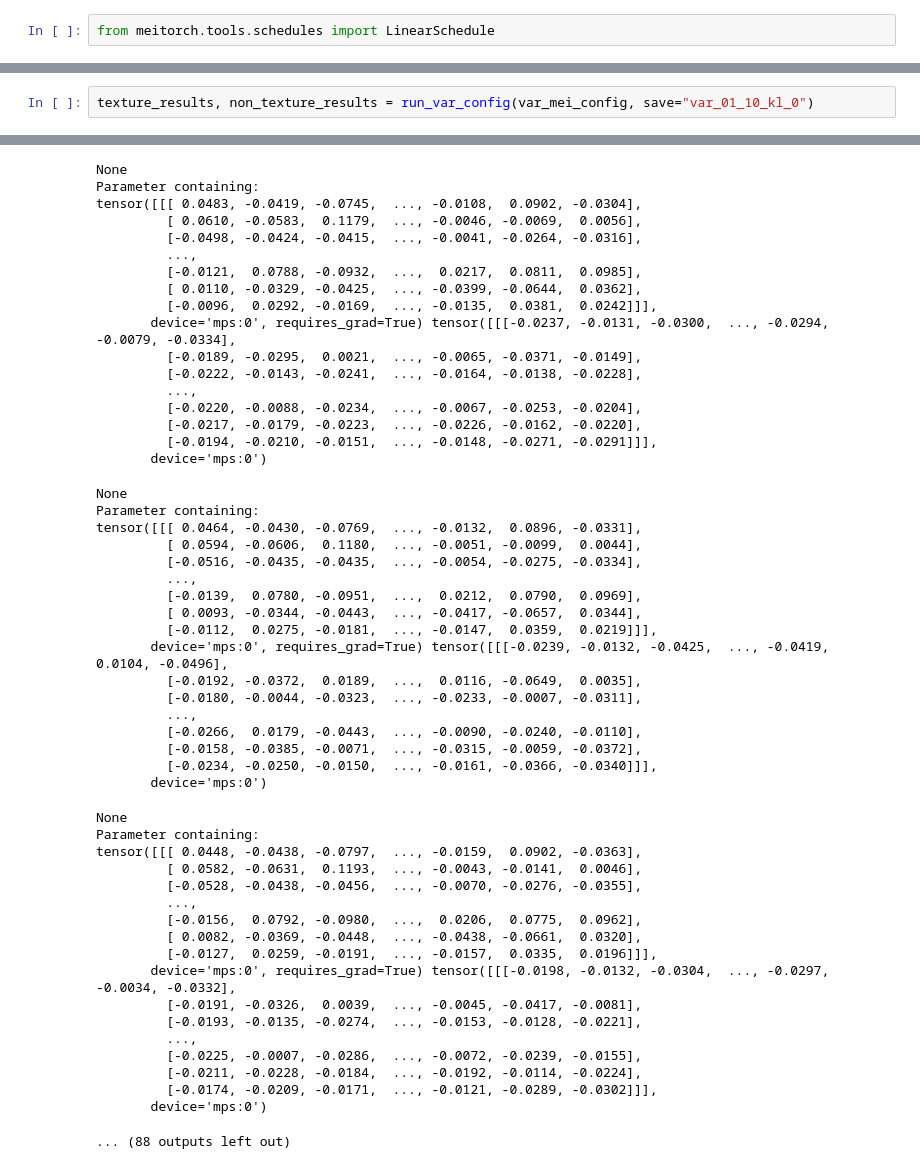
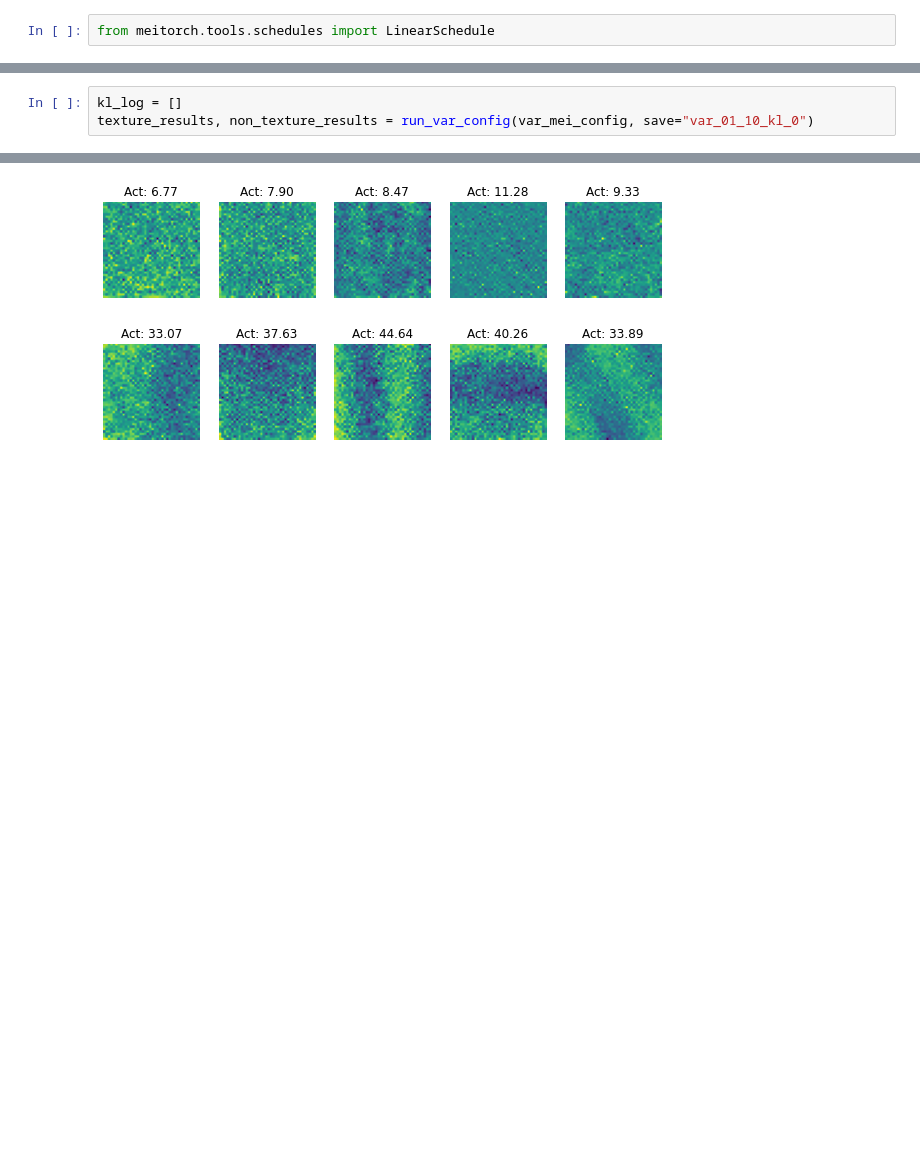
Before and after one commit to lacykaltgr/hvae, a Jupyter notebook: eval_notebooks/tdvae_mei.ipynb, the cells around one changed output, grey strips where cells are left out. Cells and saved outputs as stored; diff of their text form; blank space fills up the shorter version.

```diff
--- a/eval_notebooks/tdvae_mei.ipynb
+++ b/eval_notebooks/tdvae_mei.ipynb
@@ -200,4 +217,5 @@ var_mei_config = dict(
 )
 # %%
+kl_log = []
 texture_results, non_texture_results = run_var_config(var_mei_config, save="var_01_10_kl_0")
 # %% [output]
@@ -357,52 +222,2 @@ tensor([[[ 0.0491, -0.0419, -0.0721,  ..., -0.0088,  0.0892, -0.0271],
-None
-Parameter containing:
-tensor([[[ 0.0483, -0.0419, -0.0745,  ..., -0.0108,  0.0902, -0.0304],
-         [ 0.0610, -0.0583,  0.1179,  ..., -0.0046, -0.0069,  0.0056],
-         [-0.0498, -0.0424, -0.0415,  ..., -0.0041, -0.0264, -0.0316],
-         ...,
-         [-0.0121,  0.0788, -0.0932,  ...,  0.0217,  0.0811,  0.0985],
-         [ 0.0110, -0.0329, -0.0425,  ..., -0.0399, -0.0644,  0.0362],
-         [-0.0096,  0.0292, -0.0169,  ..., -0.0135,  0.0381,  0.0242]]],
-       device='mps:0', requires_grad=True) tensor([[[-0.0237, -0.0131, -0.0300,  ..., -0.0294, -0.0079, -0.0334],
-         [-0.0189, -0.0295,  0.0021,  ..., -0.0065, -0.0371, -0.0149],
-         [-0.0222, -0.0143, -0.0241,  ..., -0.0164, -0.0138, -0.0228],
-         ...,
-         [-0.0220, -0.0088, -0.0234,  ..., -0.0067, -0.0253, -0.0204],
-         [-0.0217, -0.0179, -0.0223,  ..., -0.0226, -0.0162, -0.0220],
-         [-0.0194, -0.0210, -0.0151,  ..., -0.0148, -0.0271, -0.0291]]],
-       device='mps:0')
-None
-Parameter containing:
-tensor([[[ 0.0464, -0.0430, -0.0769,  ..., -0.0132,  0.0896, -0.0331],
-         [ 0.0594, -0.0606,  0.1180,  ..., -0.0051, -0.0099,  0.0044],
-         [-0.0516, -0.0435, -0.0435,  ..., -0.0054, -0.0275, -0.0334],
-         ...,
-         [-0.0139,  0.0780, -0.0951,  ...,  0.0212,  0.0790,  0.0969],
-         [ 0.0093, -0.0344, -0.0443,  ..., -0.0417, -0.0657,  0.0344],
-         [-0.0112,  0.0275, -0.0181,  ..., -0.0147,  0.0359,  0.0219]]],
-       device='mps:0', requires_grad=True) tensor([[[-0.0239, -0.0132, -0.0425,  ..., -0.0419,  0.0104, -0.0496],
-         [-0.0192, -0.0372,  0.0189,  ...,  0.0116, -0.0649,  0.0035],
-         [-0.0180, -0.0044, -0.0323,  ..., -0.0233, -0.0007, -0.0311],
-         ...,
-         [-0.0266,  0.0179, -0.0443,  ..., -0.0090, -0.0240, -0.0110],
-         [-0.0158, -0.0385, -0.0071,  ..., -0.0315, -0.0059, -0.0372],
-         [-0.0234, -0.0250, -0.0150,  ..., -0.0161, -0.0366, -0.0340]]],
-       device='mps:0')
-None
-Parameter containing:
-tensor([[[ 0.0448, -0.0438, -0.0797,  ..., -0.0159,  0.0902, -0.0363],
-         [ 0.0582, -0.0631,  0.1193,  ..., -0.0043, -0.0141,  0.0046],
-         [-0.0528, -0.0438, -0.0456,  ..., -0.0070, -0.0276, -0.0355],
-         ...,
-         [-0.0156,  0.0792, -0.0980,  ...,  0.0206,  0.0775,  0.0962],
-         [ 0.0082, -0.0369, -0.0448,  ..., -0.0438, -0.0661,  0.0320],
-         [-0.0127,  0.0259, -0.0191,  ..., -0.0157,  0.0335,  0.0196]]],
-       device='mps:0', requires_grad=True) tensor([[[-0.0198, -0.0132, -0.0304,  ..., -0.0297, -0.0034, -0.0332],
-         [-0.0191, -0.0326,  0.0039,  ..., -0.0045, -0.0417, -0.0081],
-         [-0.0193, -0.0135, -0.0274,  ..., -0.0153, -0.0128, -0.0221],
-         ...,
-         [-0.0225, -0.0007, -0.0286,  ..., -0.0072, -0.0239, -0.0155],
-         [-0.0211, -0.0228, -0.0184,  ..., -0.0192, -0.0114, -0.0224],
-         [-0.0174, -0.0209, -0.0171,  ..., -0.0121, -0.0289, -0.0302]]],
-       device='mps:0')
-... (88 outputs left out)
+[figure, added]
+[figure, added]
```
Also changed, not shown: parts of 26 cells of this notebook, 3 other files.
